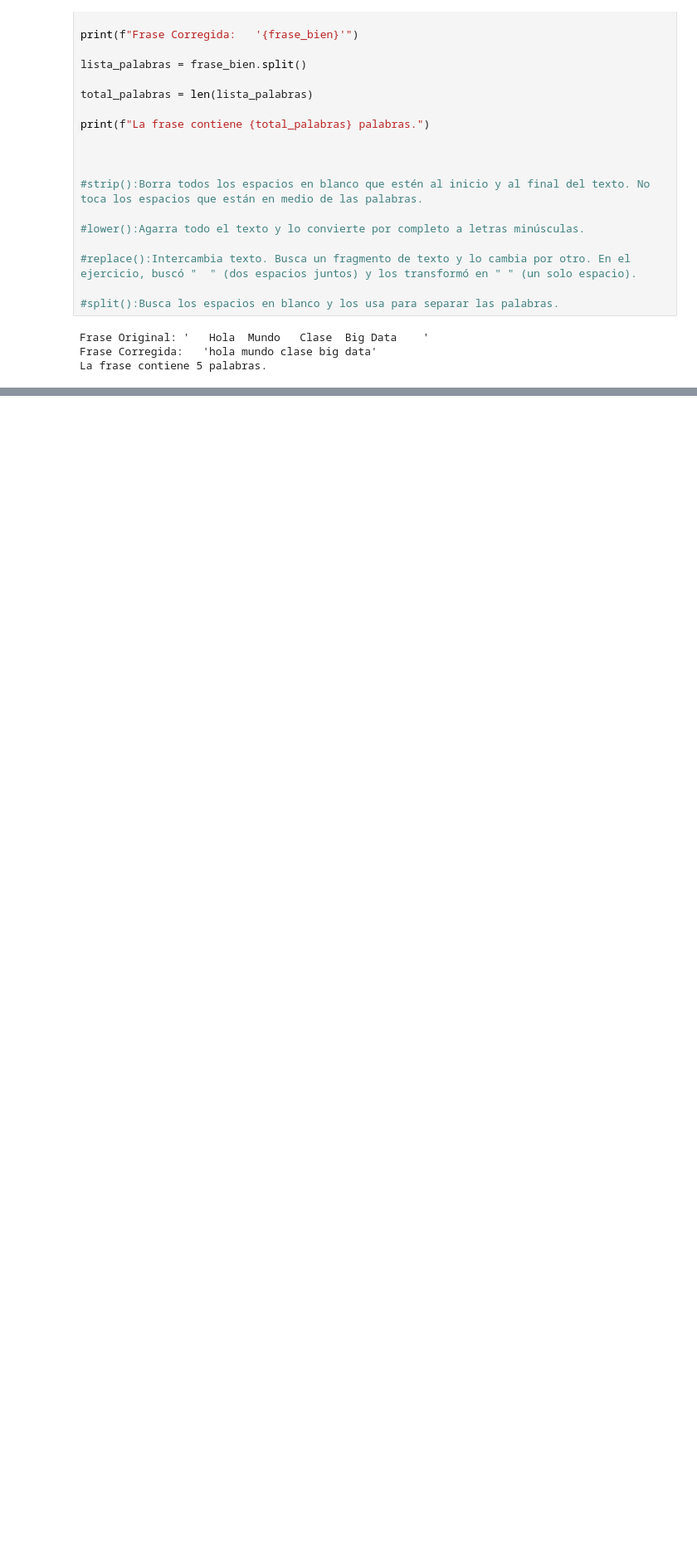
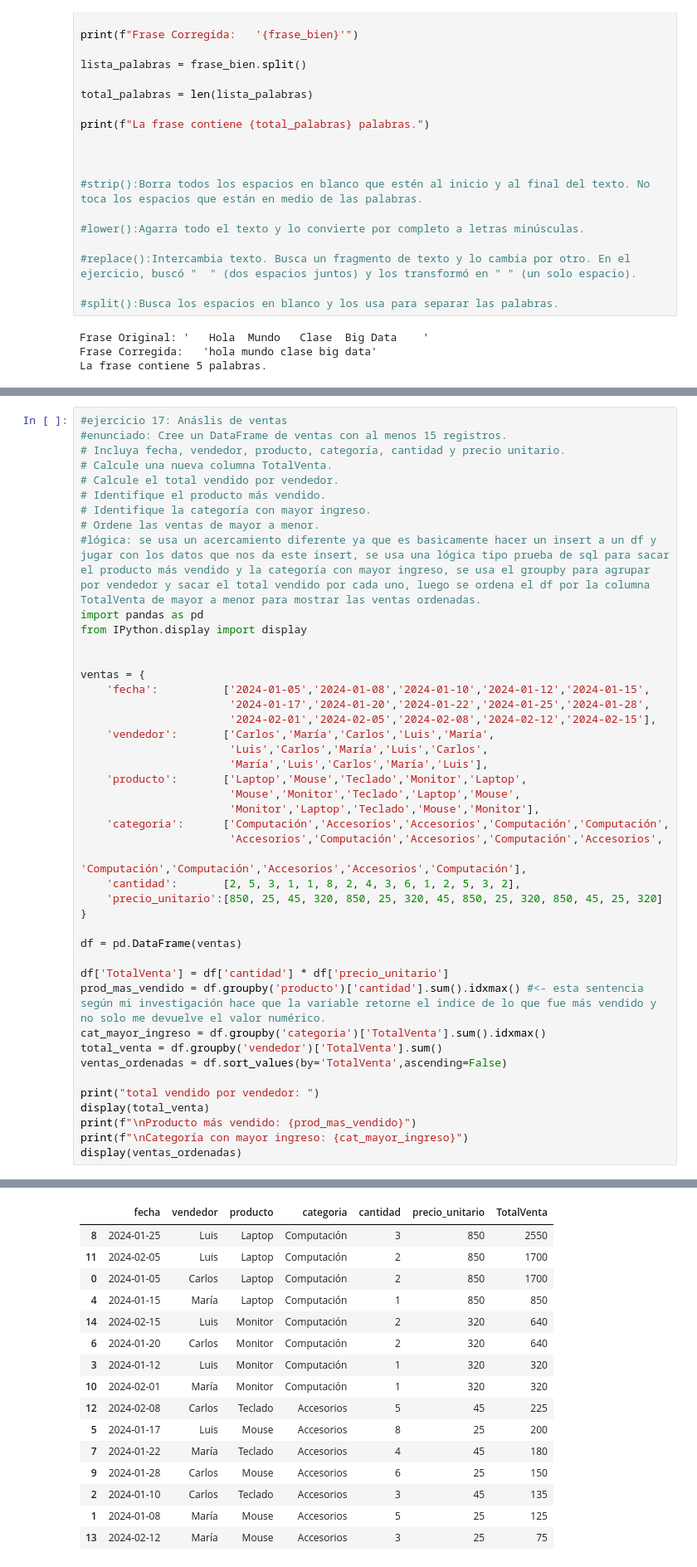
Before and after one commit to warthunderlover/bigdata_primerparcial, a Jupyter notebook: notebooks/BrayanMartinez_practicaPython.ipynb, the cells around one changed output, grey strips where cells are left out. Shown at 83% size. Cells and saved outputs as stored; diff of their text form; blank space fills up the shorter version.

```diff
--- a/notebooks/BrayanMartinez_practicaPython.ipynb
+++ b/notebooks/BrayanMartinez_practicaPython.ipynb
@@ -473,0 +554,45 @@ La frase contiene 5 palabras.
+# %%
+#ejercicio 17: Anáslis de ventas
+#enunciado: Cree un DataFrame de ventas con al menos 15 registros.
+# Incluya fecha, vendedor, producto, categoría, cantidad y precio unitario.
+# Calcule una nueva columna TotalVenta.
+# Calcule el total vendido por vendedor.
+# Identifique el producto más vendido.
+# Identifique la categoría con mayor ingreso.
+# Ordene las ventas de mayor a menor.
+#lógica: se usa un acercamiento diferente ya que es basicamente hacer un insert a un df y jugar con los datos que nos da este insert, se usa una lógica tipo prueba de sql para sacar el producto más vendido y la categoría con mayor ingreso, se usa el groupby para agrupar por vendedor y sacar el total vendido por cada uno, luego se ordena el df por la columna TotalVenta de mayor a menor para mostrar las ventas ordenadas.
+import pandas as pd
+from IPython.display import display
+
+
+ventas = {
+    'fecha':          ['2024-01-05','2024-01-08','2024-01-10','2024-01-12','2024-01-15',
+                       '2024-01-17','2024-01-20','2024-01-22','2024-01-25','2024-01-28',
+                       '2024-02-01','2024-02-05','2024-02-08','2024-02-12','2024-02-15'],
+    'vendedor':       ['Carlos','María','Carlos','Luis','María',
+                       'Luis','Carlos','María','Luis','Carlos',
+                       'María','Luis','Carlos','María','Luis'],
+    'producto':       ['Laptop','Mouse','Teclado','Monitor','Laptop',
+                       'Mouse','Monitor','Teclado','Laptop','Mouse',
+                       'Monitor','Laptop','Teclado','Mouse','Monitor'],
+    'categoria':      ['Computación','Accesorios','Accesorios','Computación','Computación',
+                       'Accesorios','Computación','Accesorios','Computación','Accesorios',
+                       'Computación','Computación','Accesorios','Accesorios','Computación'],
+    'cantidad':       [2, 5, 3, 1, 1, 8, 2, 4, 3, 6, 1, 2, 5, 3, 2],
+    'precio_unitario':[850, 25, 45, 320, 850, 25, 320, 45, 850, 25, 320, 850, 45, 25, 320]
+}
+
+df = pd.DataFrame(ventas)
+
+df['TotalVenta'] = df['cantidad'] * df['precio_unitario']
+prod_mas_vendido = df.groupby('producto')['cantidad'].sum().idxmax() #<- esta sentencia según mi investigación hace que la variable retorne el indice de lo que fue más vendido y no solo me devuelve el valor numérico.
+cat_mayor_ingreso = df.groupby('categoria')['TotalVenta'].sum().idxmax()
+total_venta = df.groupby('vendedor')['TotalVenta'].sum()
+ventas_ordenadas = df.sort_values(by='TotalVenta',ascending=False)
+
+print("total vendido por vendedor: ")
+display(total_venta)
+print(f"\nProducto más vendido: {prod_mas_vendido}")
+print(f"\nCategoría con mayor ingreso: {cat_mayor_ingreso}")
+display(ventas_ordenadas)
+# %% [output]
@@ -473,0 +608,16 @@ La frase contiene 5 palabras.
+|  | fecha | vendedor | producto | categoria | cantidad | precio_unitario | TotalVenta |
+| 8 | 2024-01-25 | Luis | Laptop | Computación | 3 | 850 | 2550 |
+| 11 | 2024-02-05 | Luis | Laptop | Computación | 2 | 850 | 1700 |
+| 0 | 2024-01-05 | Carlos | Laptop | Computación | 2 | 850 | 1700 |
+| 4 | 2024-01-15 | María | Laptop | Computación | 1 | 850 | 850 |
+| 14 | 2024-02-15 | Luis | Monitor | Computación | 2 | 320 | 640 |
+| 6 | 2024-01-20 | Carlos | Monitor | Computación | 2 | 320 | 640 |
+| 3 | 2024-01-12 | Luis | Monitor | Computación | 1 | 320 | 320 |
+| 10 | 2024-02-01 | María | Monitor | Computación | 1 | 320 | 320 |
+| 12 | 2024-02-08 | Carlos | Teclado | Accesorios | 5 | 45 | 225 |
+| 5 | 2024-01-17 | Luis | Mouse | Accesorios | 8 | 25 | 200 |
+| 7 | 2024-01-22 | María | Teclado | Accesorios | 4 | 45 | 180 |
+| 9 | 2024-01-28 | Carlos | Mouse | Accesorios | 6 | 25 | 150 |
+| 2 | 2024-01-10 | Carlos | Teclado | Accesorios | 3 | 45 | 135 |
+| 1 | 2024-01-08 | María | Mouse | Accesorios | 5 | 25 | 125 |
+| 13 | 2024-02-12 | María | Mouse | Accesorios | 3 | 25 | 75 |
```
Also changed, not shown: parts of 5 cells of this notebook, 1 other file.
